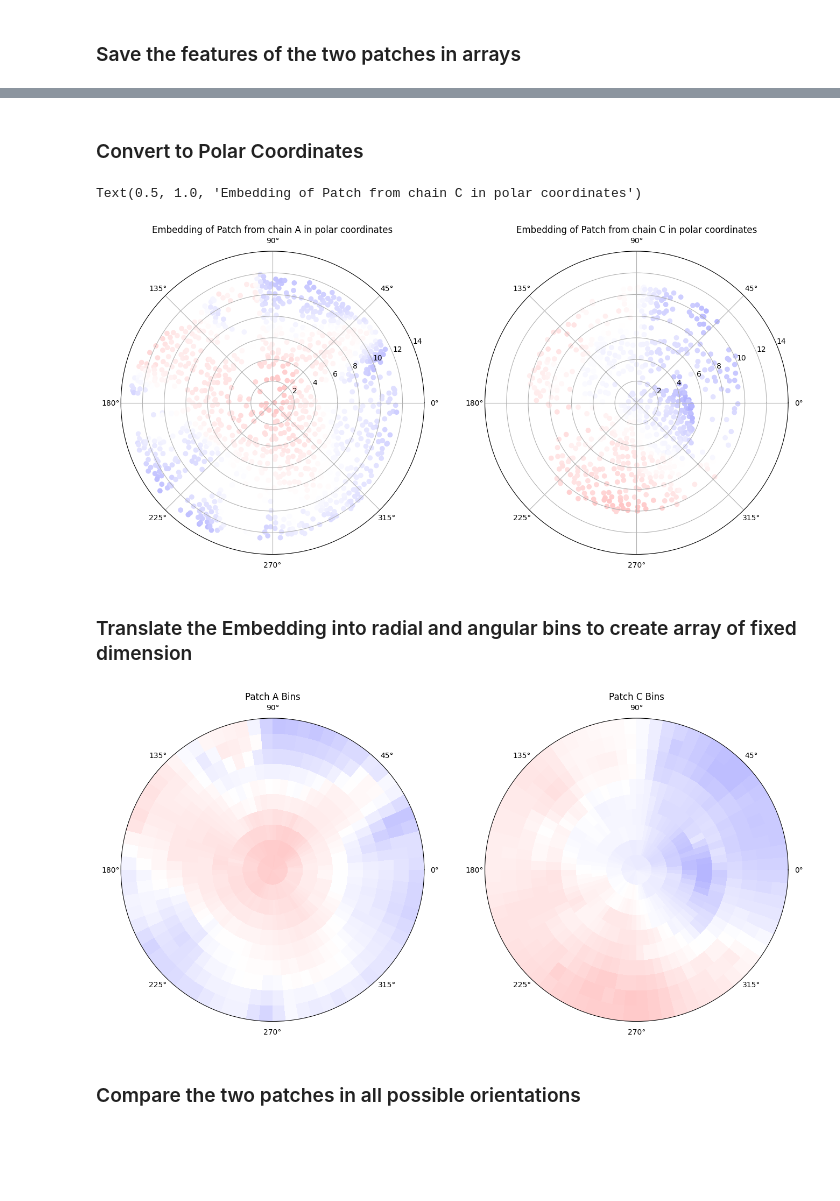
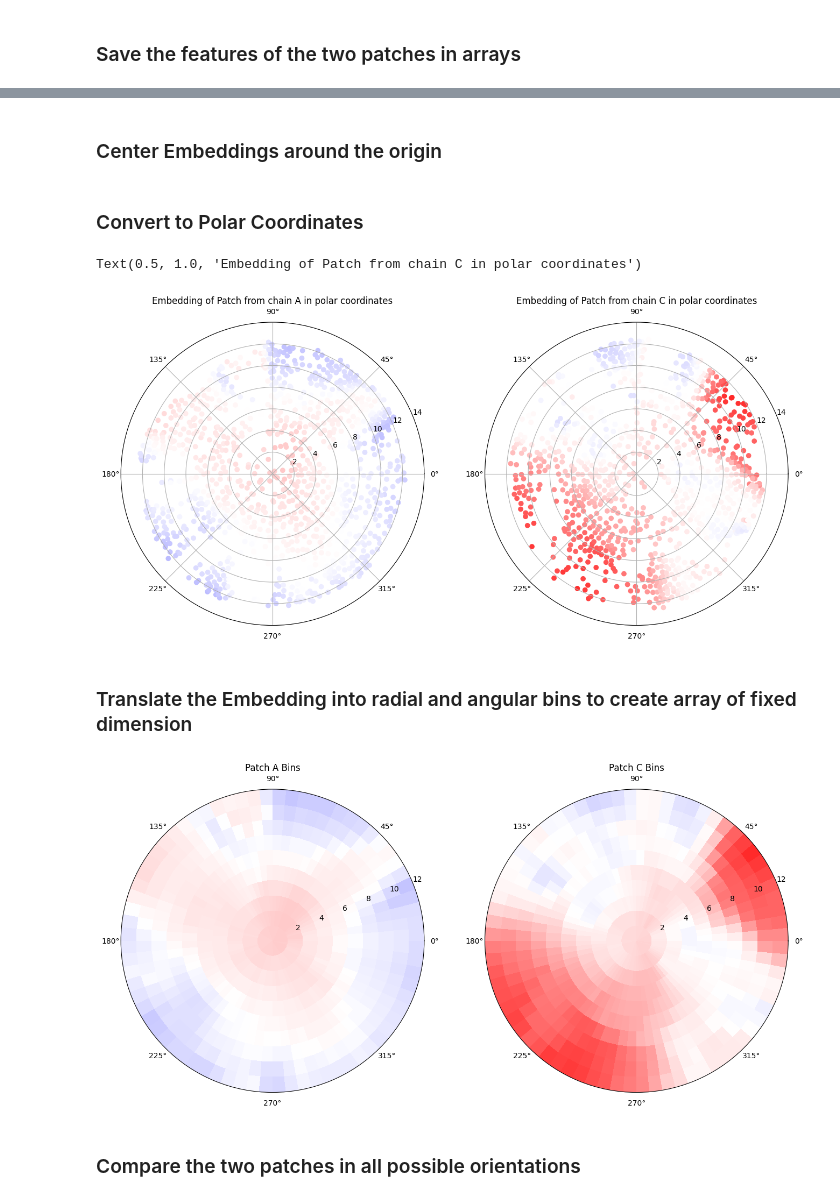
Before and after one commit to DavidGraber/protein_surface_modelling, a Jupyter notebook: main.ipynb, the cells around one changed output, grey strips where cells are left out. Saved outputs shown, nothing was run; the diff lists cells and outputs as text; code cells hidden in the pictures; blank space fills up the shorter version.

```diff
--- a/main.ipynb
+++ b/main.ipynb
@@ -57,6 +54,6 @@ features_C = normalize_m11(features_C)
 ### Select Center for Patch Extraction
 # %%
 center_A = 4419 #buried_A_center
-center_C =  446 #random.randint(0, len(coords_C))
+center_C =  6820 #random.randint(0, len(coords_C))
 print(center_A, center_C)
 # %% [output]
@@ -327,23 +322,24 @@ ax2.yaxis.set_ticks(np.arange(-16, 16, 2))
+# %% [markdown]
+### Center Embeddings around the origin
+# %%
+embedding_A = center_polar_embedding(embedding_A)
+embedding_C = center_polar_embedding(embedding_C)
 # %% [markdown]
 ### Convert to Polar Coordinates
 # %%
 polar_coords_A = cart_to_polar(embedding_A)
 polar_coords_C = cart_to_polar(embedding_C)
 # %%
-max_rho = 12
-
-normalize = colors.Normalize(vmin=-1, vmax=1)
-
 fig = plt.figure(figsize=(16,8))
 A = fig.add_subplot(121, projection='polar')
-plot1 = A.scatter(polar_coords_A[:,1], polar_coords_A[:,0], c = features_patch_A[:,feature], cmap = "bwr", norm=normalize)
-A.set_ylim([0, max_rho+2])
+plot1 = A.scatter(polar_coords_A[:,1], polar_coords_A[:,0], c = features_patch_A[:,feature], cmap = "bwr", norm=normalize_col_features)
+A.set_ylim([0, 14])
 plt.title("Embedding of Patch from chain A in polar coordinates")
 
 C= fig.add_subplot(122, projection='polar')
-plot2 = C.scatter(polar_coords_C[:,1], polar_coords_C[:,0], c = features_patch_C[:,feature], cmap = "bwr", norm=normalize)
-C.set_ylim([0, max_rho+2])
+plot2 = C.scatter(polar_coords_C[:,1], polar_coords_C[:,0], c = features_patch_C[:,feature], cmap = "bwr", norm=normalize_col_features)
+C.set_ylim([0, 14])
 plt.title("Embedding of Patch from chain C in polar coordinates")
 # %% [output]
 Text(0.5, 1.0, 'Embedding of Patch from chain C in polar coordinates')
-[figure, old version]
+[figure, new version]
@@ -370,26 +364,23 @@ tensor_A = create_ang_rad_bins(angular, radial, features_patch_A, embedding_A, n
 tensor_C = create_ang_rad_bins(angular, radial, features_patch_C, embedding_C, n_neighbors)
 # %%
 # Plot
-normalize = colors.Normalize(vmin=-1, vmax=1)
 fig, (ax1, ax2) = plt.subplots(ncols=2, subplot_kw=dict(projection='polar'), figsize=(16,8))
 
 # Patch_A
 col_A = tensor_A[:,:, feature] # Select the values of the feature chosen to display as color
-ax1.pcolormesh(angular, radial, col_A, cmap = "bwr", norm=normalize)
+ax1.pcolormesh(angular, radial, col_A, cmap = "bwr", norm=normalize_col_features)
 ax1.set_title('Patch A Bins')
 ax1.set_ylim([0, max_rho])
-ax1.set_yticklabels([])
-
+ax1.set_yticks([2.0, 4.0, 6.0, 8.0, 10.0, 12.0])
 # Patch_C
 col_C = tensor_C[:,:, feature] # Select the values of the feature chosen to display
-ax2.pcolormesh(angular, radial, col_C, cmap = "bwr", norm=normalize)
+ax2.pcolormesh(angular, radial, col_C, cmap = "bwr", norm=normalize_col_features)
 ax2.set_title('Patch C Bins')
 ax2.set_ylim([0, max_rho])
-ax2.set_yticklabels([])
-
+ax2.set_yticks([2.0, 4.0, 6.0, 8.0, 10.0, 12.0])
 plt.show()
 # %% [output]
-[figure, old version]
+[figure, new version]
 # %% [markdown]
 ### Compare the two patches in all possible orientations
 # %%
```
Also changed, not shown: parts of 17 cells of this notebook.
